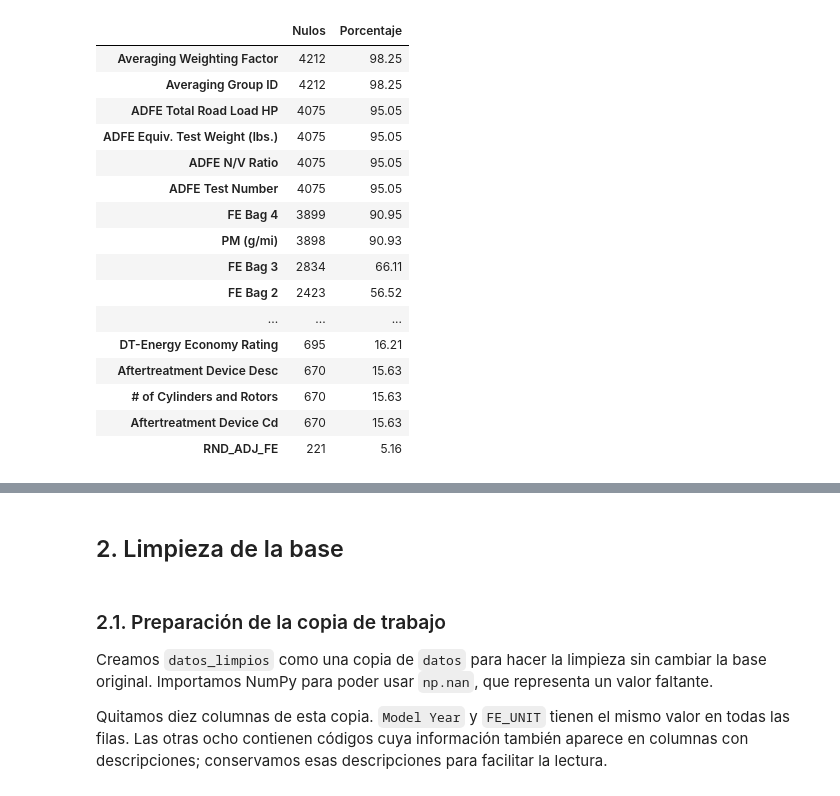
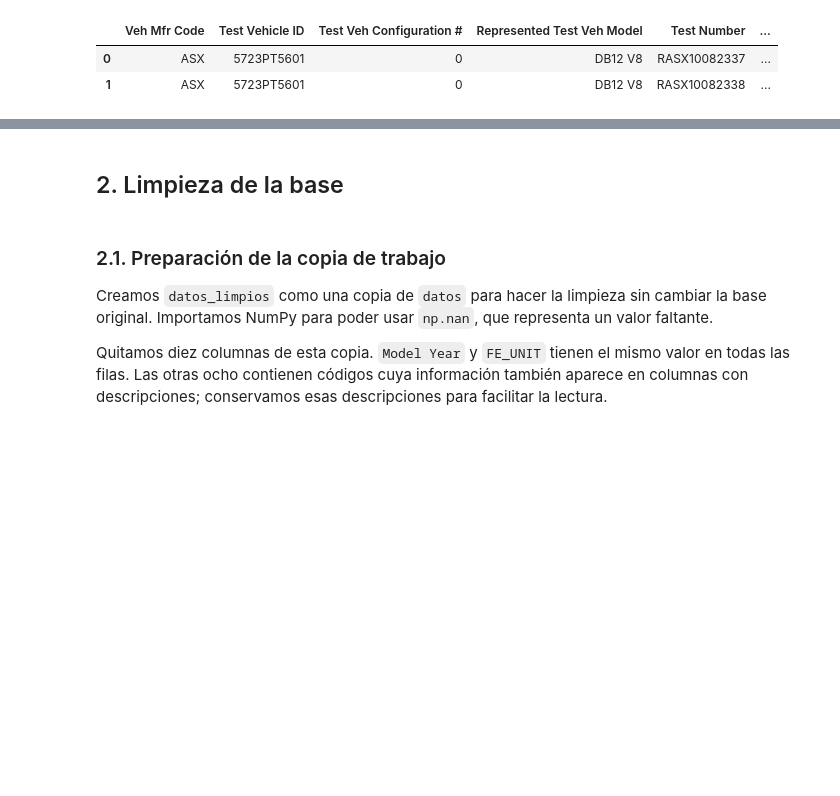
Before and after one commit to rodrigo1git/TPE-Fundamentos-de-Ciencia-de-Datos, a Jupyter notebook: TPE.ipynb, the cells around one changed output, grey strips where cells are left out. Drawn from its saved outputs; the diff is of its cells as text; code cells hidden in the pictures; blank space fills up the shorter version.

```diff
--- a/TPE.ipynb
+++ b/TPE.ipynb
@@ -169,17 +124,64 @@ Se calcula la cantidad y el porcentaje de faltantes por columna. Un cero es un v
 # %%
-faltantes = pd.DataFrame({
-    'Nulos': datos.isna().sum(),
-    'Porcentaje': 100 * datos.isna().sum() / len(datos)
-})
-display(faltantes[faltantes['Nulos'] > 0].sort_values('Nulos', ascending=False).round(2))
+# Según los metadatos, estas columnas identifican una configuración.
+clave_configuracion = [
+    "Veh Mfr Code",
+    "Test Vehicle ID",
+    "Test Veh Configuration #"
+]
 
-# Los campos ADFE corresponden a economía derivada analíticamente.
-adfe = ['ADFE Test Number', 'ADFE Total Road Load HP',
-        'ADFE Equiv. Test Weight (lbs.)', 'ADFE N/V Ratio']
-print('Porcentaje de nulos ADFE según el método:')
-display(datos[adfe].isna().groupby(datos['Analytically Derived FE?']).mean() * 100)
+# 1. Comparamos la cantidad de registros con las configuraciones distintas.
+cantidad_registros = datos.shape[0]
 
-print('Nulos en cilindros según combustible:')
-nulos_cilindros = datos['# of Cylinders and Rotors'].isna()
-print(nulos_cilindros.groupby(datos['Test Fuel Type Description']).sum())
+configuraciones = datos[clave_configuracion].drop_duplicates()
+cantidad_configuraciones = configuraciones.shape[0]
+
+print("Cantidad de registros:", cantidad_registros)
+print("Cantidad de configuraciones distintas:", cantidad_configuraciones)
+
+# 2. Distinguimos filas idénticas de configuraciones repetidas.
+# duplicated() considera todas las columnas por defecto.
+print(
+    "Filas completamente duplicadas:",
+    datos.duplicated().sum()
+)
+
+# keep=False marca todas las apariciones de una configuración repetida.
+configuracion_repetida = datos.duplicated(
+    subset=clave_configuracion,
+    keep=False
+)
+
+cantidad_configuraciones_repetidas = (
+    datos.loc[configuracion_repetida, clave_configuracion]
+    .drop_duplicates()
+    .shape[0]
+)
+
+print(
+    "Configuraciones presentes en más de un registro:",
+    cantidad_configuraciones_repetidas
+)
+
+# 3. Mostramos un ejemplo concreto presente en esta base.
+# Filtramos por la clave completa para seleccionar una sola configuración.
+ejemplo = datos[
+    (datos["Veh Mfr Code"] == "ASX")
+    & (datos["Test Vehicle ID"] == "5723PT5601")
+    & (datos["Test Veh Configuration #"] == 0)
+]
+
+columnas_comparacion = clave_configuracion + [
+    "Represented Test Veh Model",
+    "Test Number",
+    "Test Procedure Description",
+    "Test Category",
+    "Test Fuel Type Description",
+    "RND_ADJ_FE",
+    "FE_UNIT"
+]
+
+display(
+    ejemplo[columnas_comparacion]
+    .sort_values(by=["Test Category", "Test Number"])
+)
 # %% [output]
@@ -186,17 +192,3 @@ print(nulos_cilindros.groupby(datos['Test Fuel Type Description']).sum())
-|  | Nulos | Porcentaje |
-| Averaging Weighting Factor | 4212 | 98.25 |
-| Averaging Group ID | 4212 | 98.25 |
-| ADFE Total Road Load HP | 4075 | 95.05 |
-| ADFE Equiv. Test Weight (lbs.) | 4075 | 95.05 |
-| ADFE N/V Ratio | 4075 | 95.05 |
-| ADFE Test Number | 4075 | 95.05 |
-| FE Bag 4 | 3899 | 90.95 |
-| PM (g/mi) | 3898 | 90.93 |
-| FE Bag 3 | 2834 | 66.11 |
-| FE Bag 2 | 2423 | 56.52 |
-| ... | ... | ... |
-| DT-Energy Economy Rating | 695 | 16.21 |
-| Aftertreatment Device Desc | 670 | 15.63 |
-| # of Cylinders and Rotors | 670 | 15.63 |
-| Aftertreatment Device Cd | 670 | 15.63 |
-| RND_ADJ_FE | 221 | 5.16 |
+|  | Veh Mfr Code | Test Vehicle ID | Test Veh Configuration # | Represented Test Veh Model | Test Number | ... |
+| 0 | ASX | 5723PT5601 | 0 | DB12 V8 | RASX10082337 | ... |
+| 1 | ASX | 5723PT5601 | 0 | DB12 V8 | RASX10082338 | ... |
```
Also changed, not shown: parts of 33 cells of this notebook, 4 other files.
